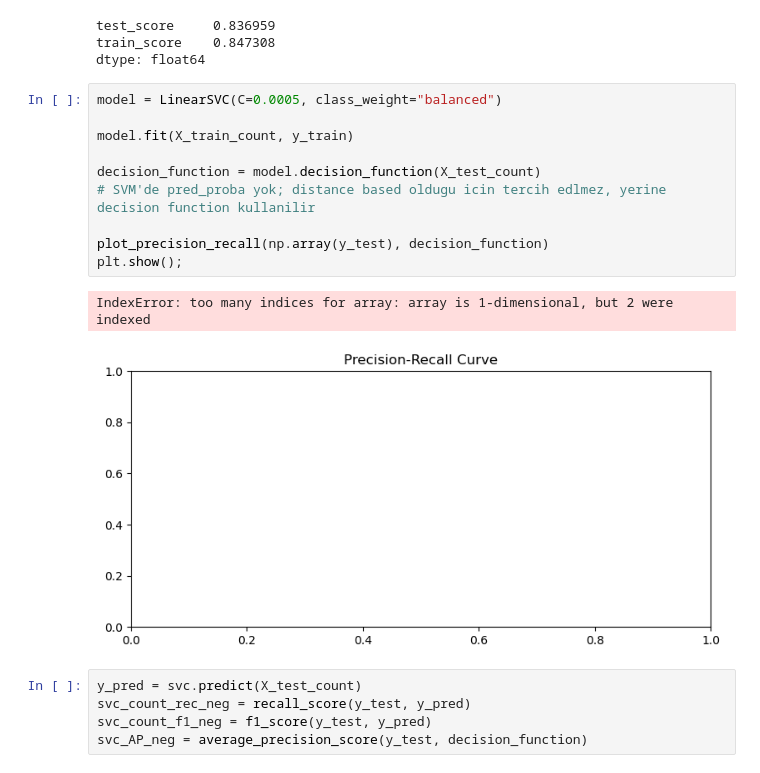
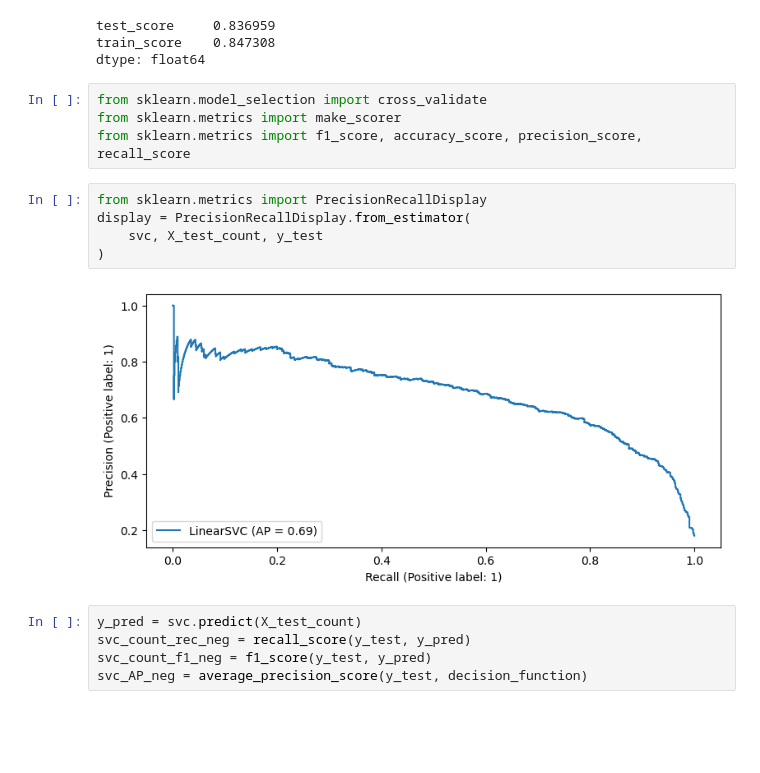
Before and after one commit to yildirimdata/NLP, a Jupyter notebook: NLP_Sentiment_Analysis_Project.ipynb, the cells around one changed output. Drawn from its saved outputs; the diff is of its cells as text; blank space fills up the shorter version.

```diff
--- a/NLP_Sentiment_Analysis_Project.ipynb
+++ b/NLP_Sentiment_Analysis_Project.ipynb
@@ -885,19 +885,17 @@ df_scores.mean()[2:]
 test_score     0.836959
 train_score    0.847308
 dtype: float64
-# %%
-model = LinearSVC(C=0.0005, class_weight="balanced")
-
-model.fit(X_train_count, y_train)
-
-decision_function = model.decision_function(X_test_count)
-# SVM'de pred_proba yok; distance based oldugu icin tercih edlmez, yerine decision function kullanilir
-
-plot_precision_recall(np.array(y_test), decision_function)
-plt.show();
-# %% [output]
-IndexError: too many indices for array: array is 1-dimensional, but 2 were indexed
-[figure, removed]
+# %%
+from sklearn.model_selection import cross_validate
+from sklearn.metrics import make_scorer
+from sklearn.metrics import f1_score, accuracy_score, precision_score, recall_score
+# %%
+from sklearn.metrics import PrecisionRecallDisplay
+display = PrecisionRecallDisplay.from_estimator(
+    svc, X_test_count, y_test
+)
+# %% [output]
+[figure, added]
 # %%
 y_pred = svc.predict(X_test_count)
 svc_count_rec_neg = recall_score(y_test, y_pred)
```
Also changed, not shown: parts of 2 cells of this notebook.
